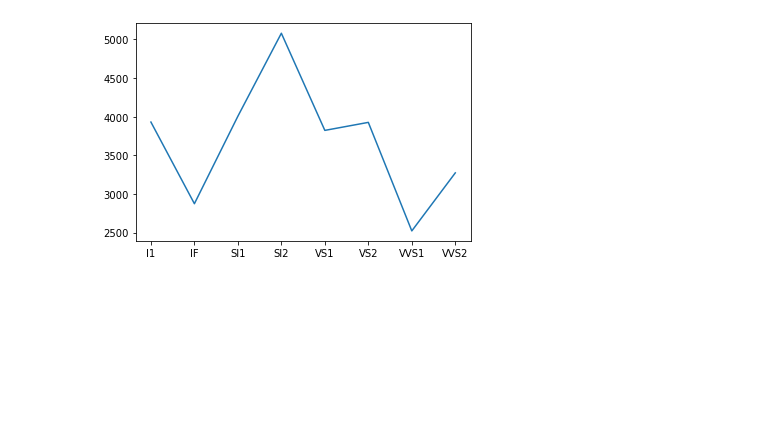
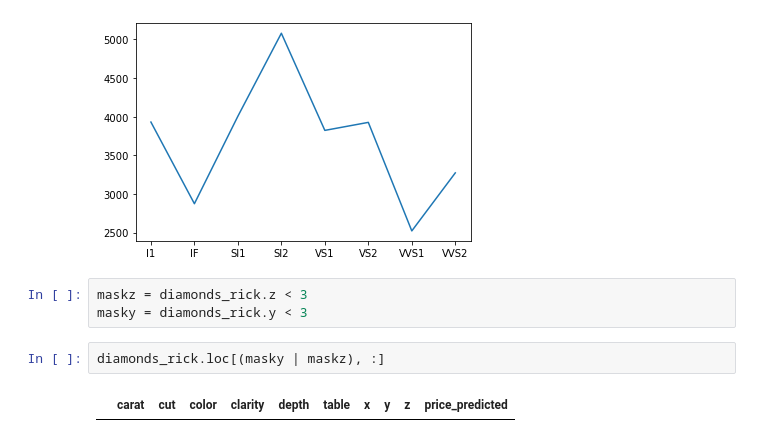
Before and after one commit to carlarbj/pricing_diamonds, a Jupyter notebook: diamond_price_prediction.ipynb, the cells around one changed output. Drawn from its saved outputs; the diff is of its cells as text; blank space fills up the shorter version.

```diff
--- a/diamond_price_prediction.ipynb
+++ b/diamond_price_prediction.ipynb
@@ -189,3 +227,10 @@ plt.plot(diamond_cat.groupby('clarity').mean()['price']) # Sl1 e Sl2 tem as maio
 # %% [output]
 [<matplotlib.lines.Line2D at 0x...>]
 [figure]
+# %%
+maskz = diamonds_rick.z < 3
+masky = diamonds_rick.y < 3
+# %%
+diamonds_rick.loc[(masky | maskz), :]
+# %% [output]
+|  | carat | cut | color | clarity | depth | table | x | y | z | price_predicted |
```
Also changed, not shown: parts of 5 cells of this notebook.
